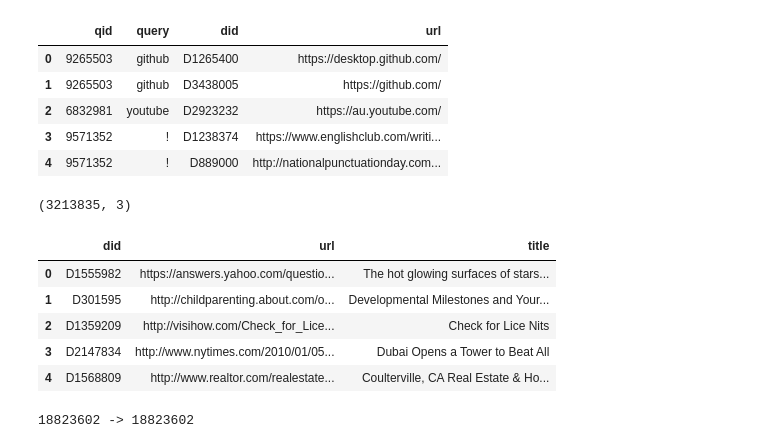
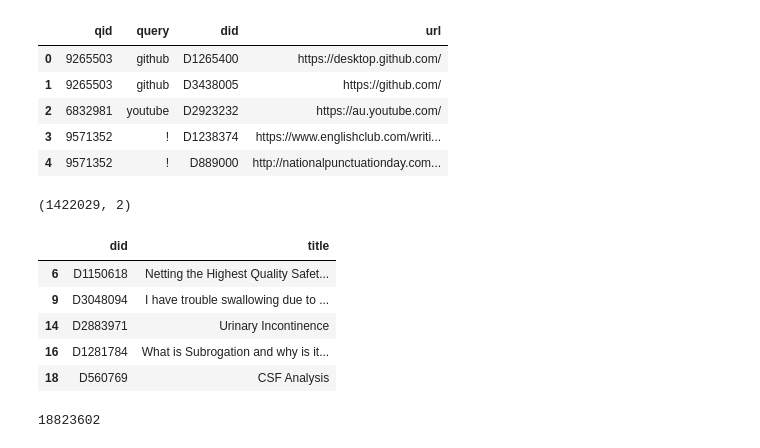
Before and after one commit to Adi-Ram123/Conversational-History-Retriever, a Jupyter notebook: notebooks/data.ipynb, the cells around one changed output. Saved outputs shown, nothing was run; the diff lists cells and outputs as text; code cells hidden in the pictures.

```diff
--- a/notebooks/data.ipynb
+++ b/notebooks/data.ipynb
@@ -22,10 +22,11 @@ DATA.mkdir(exist_ok=True)
 # %%
 # pandas reads .gz directly. QUOTE_NONE and keep_default_na stop stray quotes and queries like "null" from being misread.
+# Arrow-backed strings use a fraction of the RAM of Python string objects.
 orcas = pd.read_csv(
     DATA / "orcas.tsv.gz",
     sep="\t",
     names=["qid", "query", "did", "url"],
-    dtype=str,
+    dtype="string[pyarrow]",
     quoting=csv.QUOTE_NONE,
     keep_default_na=False,
 )
@@ -40,31 +41,36 @@ orcas.head()
 | 3 | 9571352 | ! | D1238374 | https://www.englishclub.com/writi... |
 | 4 | 9571352 | ! | D889000 | http://nationalpunctuationday.com... |
 # %%
-# usecols skips the page body, which is most of the file and never used.
-docs = pd.read_csv(
+# Read the 8 GB file in chunks and keep only titles of clicked docs, so the full file is never in memory.
+clicked = orcas["did"].unique()
+chunks = pd.read_csv(
     DATA / "msmarco-docs.tsv.gz",
     sep="\t",
     names=["did", "url", "title", "body"],
-    usecols=["did", "url", "title"],
-    dtype=str,
+    usecols=["did", "title"],
+    dtype="string[pyarrow]",
     quoting=csv.QUOTE_NONE,
     keep_default_na=False,
+    chunksize=100_000,
 )
+docs = pd.concat(chunk[chunk["did"].isin(clicked)] for chunk in chunks)
 print(docs.shape)
 docs.head()
 # %% [output]
-(3213835, 3)
+(1422029, 2)
-|  | did | url | title |
-| 0 | D1555982 | https://answers.yahoo.com/questio... | The hot glowing surfaces of stars... |
-| 1 | D301595 | http://childparenting.about.com/o... | Developmental Milestones and Your... |
-| 2 | D1359209 | http://visihow.com/Check_for_Lice... | Check for Lice Nits |
-| 3 | D2147834 | http://www.nytimes.com/2010/01/05... | Dubai Opens a Tower to Beat All |
-| 4 | D1568809 | http://www.realtor.com/realestate... | Coulterville, CA Real Estate & Ho... |
+|  | did | title |
+| 6 | D1150618 | Netting the Highest Quality Safet... |
+| 9 | D3048094 | I have trouble swallowing due to ... |
+| 14 | D2883971 | Urinary Incontinence |
+| 16 | D1281784 | What is Subrogation and why is it... |
+| 18 | D560769 | CSF Analysis |
 # %%
 # Each click maps to one document, so validate many-to-one.
-df = orcas.merge(docs[["did", "title"]], on="did", validate="many_to_one")
+df = orcas.merge(docs, on="did", validate="many_to_one")
+del orcas, docs  # free the inputs before the next steps
+print(len(df))
 # %% [output]
-18823602 -> 18823602
+18823602
 # %%
 # Look at the word-count distribution before picking a cap.
 df["query"] = df["query"].str.strip()
```
Also changed, not shown: parts of 8 cells of this notebook.
